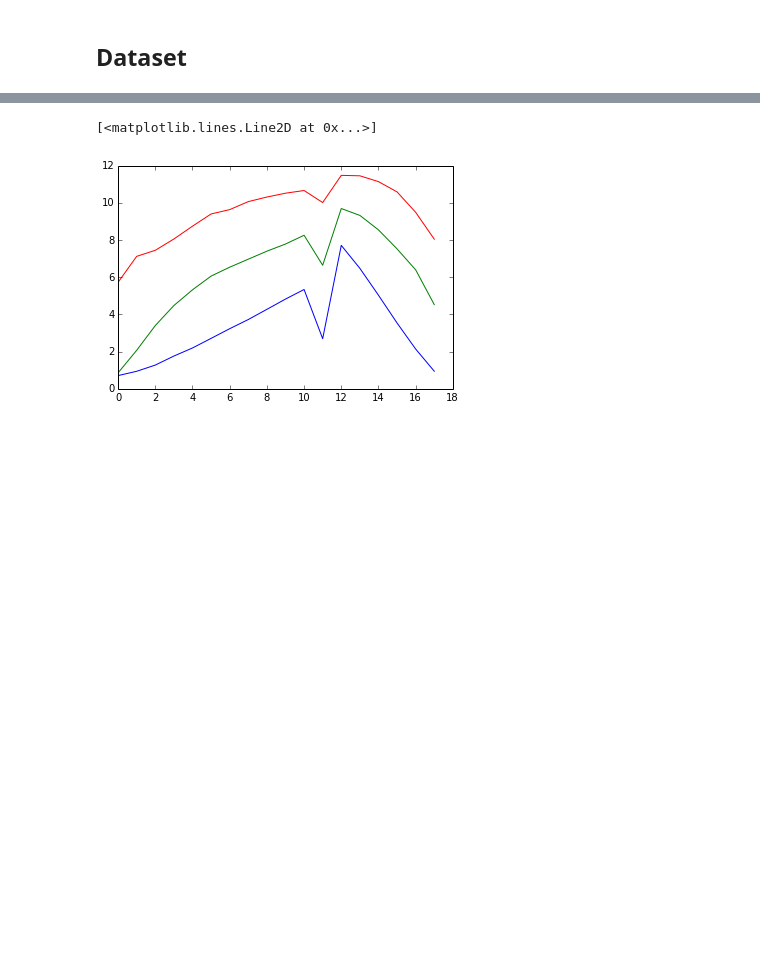
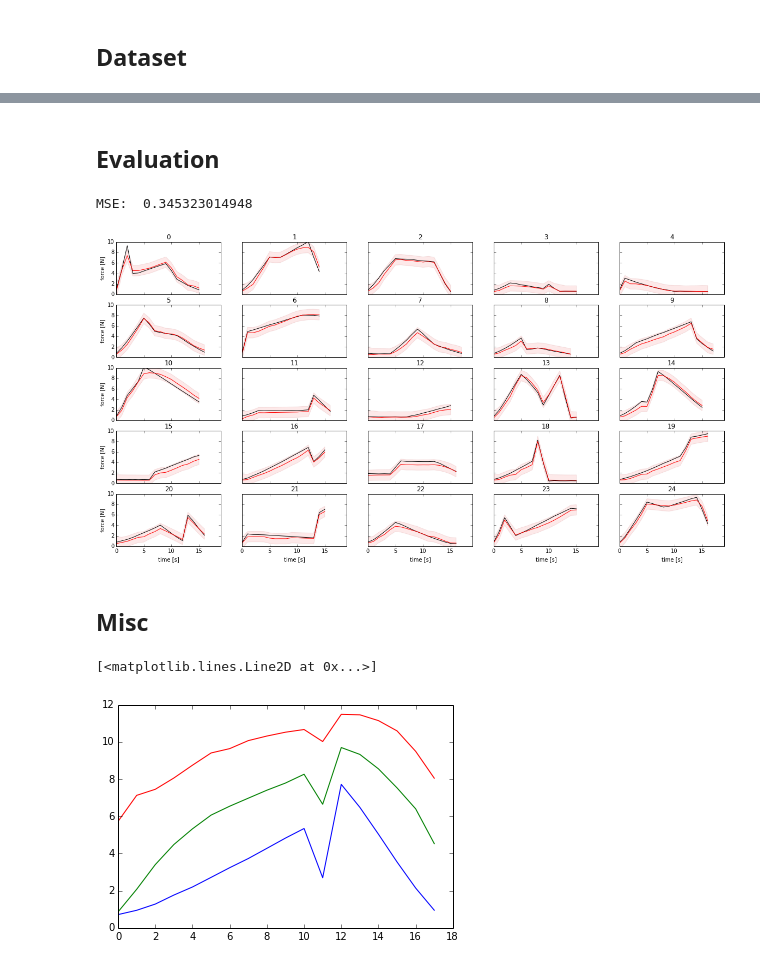
Before and after one commit to surban/ml, a Jupyter notebook: notebooks/Skin-Multifreq-GP.ipynb, the cells around one changed output, grey strips where cells are left out. Cells and saved outputs as stored; diff of their text form; code cells hidden in the pictures; blank space fills up the shorter version.

Commit message:
GP prediction working

```diff
--- a/notebooks/Skin-Multifreq-GP.ipynb
+++ b/notebooks/Skin-Multifreq-GP.ipynb
@@ -45,0 +44,8 @@ skin step:    0.064826
+# %%
+kernel = gpy.kern.rbf(ws.n_features, ARD=False)
+X = ws.flat_skin['trn'].T
+Y = ws.flat_force['trn'][:, np.newaxis]
+gp = gpy.models.GPRegression(X, Y, kernel)
+
+gp.optimize()
+print gp
@@ -46,3 +60,28 @@ skin step:    0.064826
+# %% [markdown]
+## Evaluation
+# %%
+prt = 'val'
+n_plot_samples = 30
+
+force = ws.force[prt]
+skin = ws.skin[prt]
+valid = ws.valid[prt]
+
+def gp_predict(skin):
+    force, force_conf, _, _ = gp.predict(skin.T, full_cov=False)
+    return force[:, 0], force_conf[:, 0]
+
+p_force, p_force_conf = ws.predict_multicurve(gp_predict, force, skin, valid, what='force')
+print "MSE: ", multistep_error(p_force, force, valid, mean_err=True)
+
+ml.apps.skin.timeseries.max_force = 10
+plot_multicurve_time(force[:, 0:n_plot_samples], None, valid,
+                     force_predicted=p_force[:, 0:n_plot_samples], force_predicted_conf=p_force_conf[:, 0:n_plot_samples])
+# %% [output]
+MSE:  0.345323014948
+[figure, added]
+# %% [markdown]
+## Misc
 # %%
 plt.hold(True)
 plt.plot(ws.curves['trn'][1][0, :])
```
Also changed, not shown: parts of 24 cells of this notebook, 1 other file.
